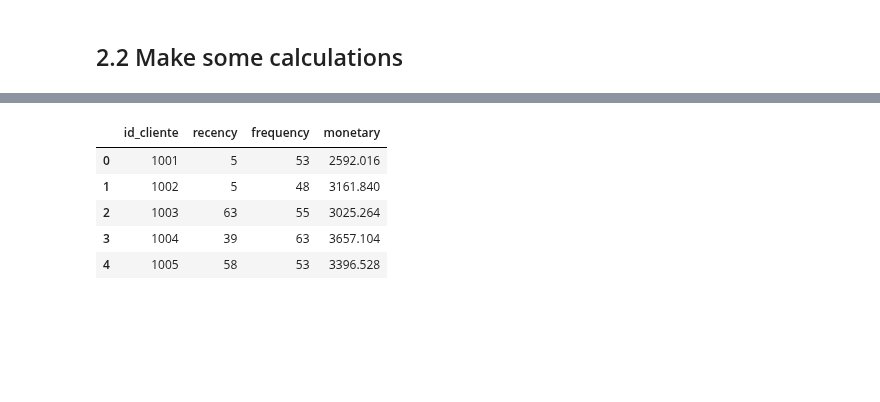
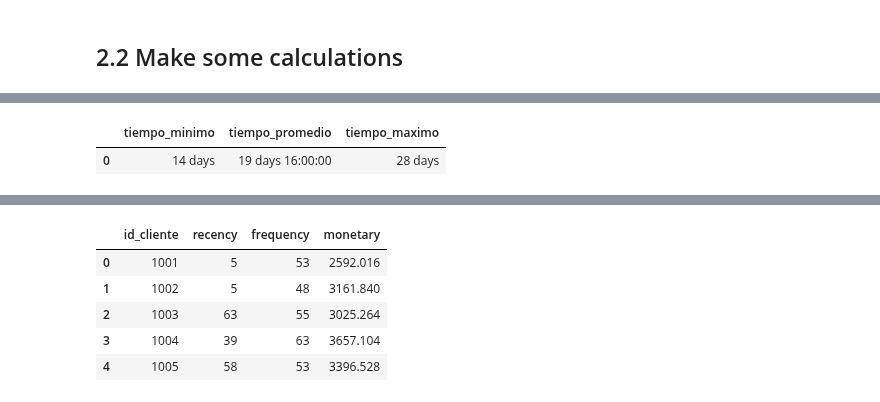
Before and after one commit to oecorrechag/Project-Australia, a Jupyter notebook: notebooks/2.0_join_data.ipynb, the cells around one changed output, grey strips where cells are left out. Cells and saved outputs as stored; diff of their text form; code cells hidden in the pictures; blank space fills up the shorter version.

```diff
--- a/notebooks/2.0_join_data.ipynb
+++ b/notebooks/2.0_join_data.ipynb
@@ -83,0 +118,49 @@ df.head()
+# %%
+def calcular_tiempo_entre_compras(df):
+  """
+  Calcula el tiempo mínimo, promedio y máximo entre compras en un DataFrame.
+
+  Parámetros:
+    df: DataFrame con las compras. Debe tener una columna con la fecha de compra.
+
+  Retorno:
+    Nuevo DataFrame con las siguientes columnas:
+      - 'tiempo_minimo': Tiempo mínimo entre compras.
+      - 'tiempo_promedio': Tiempo promedio entre compras.
+      - 'tiempo_maximo': Tiempo máximo entre compras.
+  """
+
+  # Convertir la columna de fecha a tipo datetime
+  df['fecha_compra'] = pd.to_datetime(df['fecha_compra'])
+
+  # Calcular la diferencia entre fechas consecutivas
+  df['tiempo_entre_compras'] = df['fecha_compra'].diff()
+
+  # Eliminar el primer valor (no hay diferencia para la primera compra)
+  df = df.drop(index=0)
+
+  # Calcular el tiempo mínimo, promedio y máximo
+  tiempo_minimo = df['tiempo_entre_compras'].min()
+  tiempo_promedio = df['tiempo_entre_compras'].mean()
+  tiempo_maximo = df['tiempo_entre_compras'].max()
+
+  # Crear un nuevo DataFrame con los resultados
+  df_resultado = pd.DataFrame({
+    'tiempo_minimo': [tiempo_minimo],
+    'tiempo_promedio': [tiempo_promedio],
+    'tiempo_maximo': [tiempo_maximo]
+  })
+
+  return df_resultado
+
+# Ejemplo de uso
+df_compras = pd.DataFrame({
+  'fecha_compra': ['2023-01-01', '2023-01-15', '2023-02-01', '2023-03-01'],
+  'valor': [100, 200, 300, 400]
+})
+
+df_resultado = calcular_tiempo_entre_compras(df_compras)
+df_resultado
+# %% [output]
+|  | tiempo_minimo | tiempo_promedio | tiempo_maximo |
+| 0 | 14 days | 19 days 16:00:00 | 28 days |
```
Also changed, not shown: parts of 8 cells of this notebook, 4 other files.
